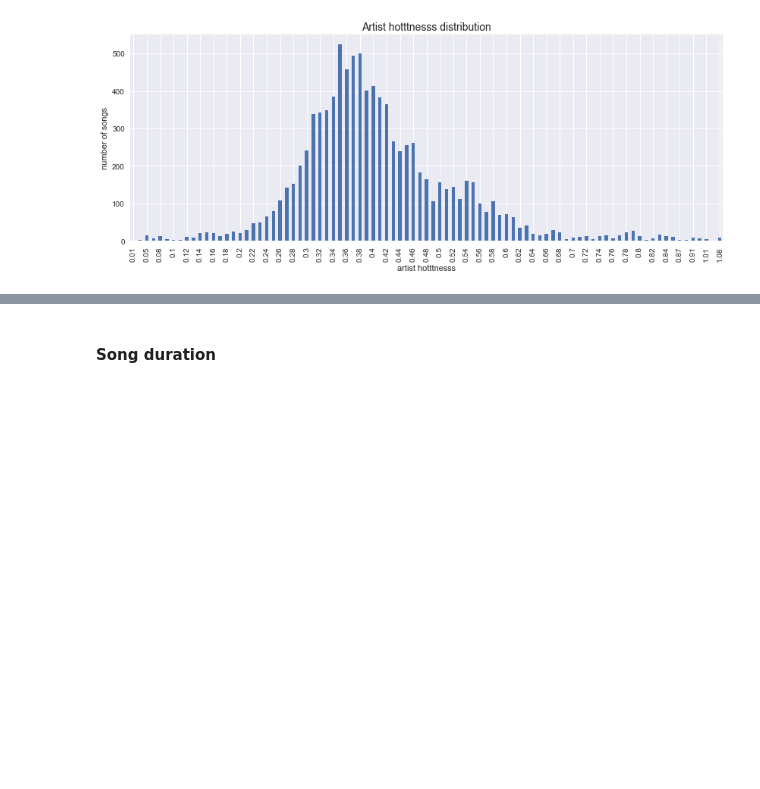
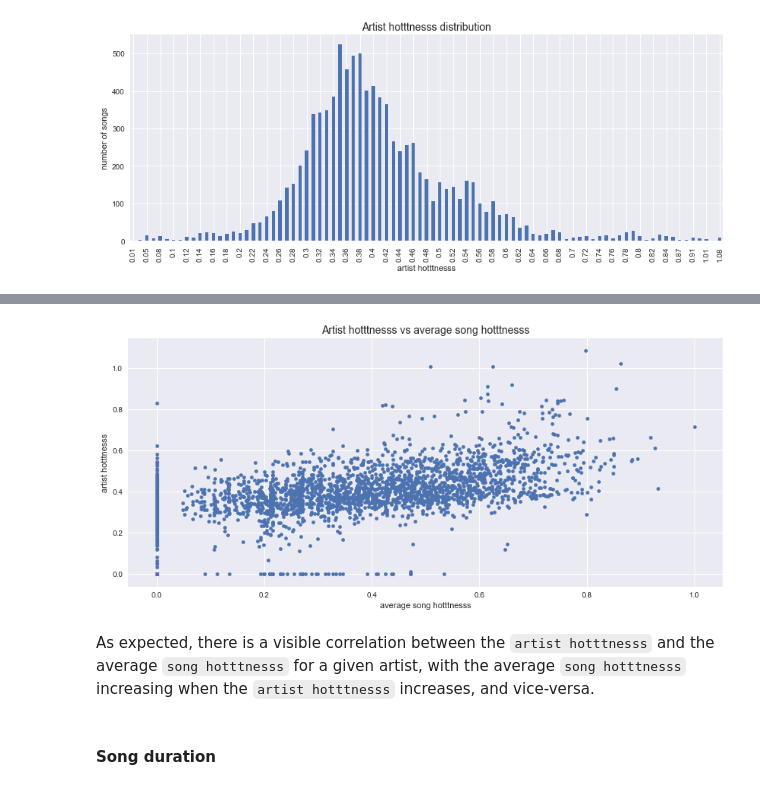
Before and after one commit to Piloumpicou/ADA-Unexpected-Match, a Jupyter notebook: project/MSD_subset.ipynb, the cells around one changed output, grey strips where cells are left out. Saved outputs shown, nothing was run; the diff lists cells and outputs as text; code cells hidden in the pictures; blank space fills up the shorter version.

```diff
--- a/project/MSD_subset.ipynb
+++ b/project/MSD_subset.ipynb
@@ -438,0 +438,6 @@ set_ticks_wtih_step(ax, 2)
+# %%
+# group by 'artist name' and take the average of the 'song hotttnesss's
+artist_song_hotttnesss_avg = data.groupby('artist name')['artist name', 'song hotttnesss'].mean()
+artist_song_hotttnesss_avg.rename(columns = {'song hotttnesss':'song hotttnesss average'}, inplace=True)
+artist_song_hotttnesss_avg.reset_index(inplace=True)
+artist_song_hotttnesss_avg.head()
@@ -438,0 +455,6 @@ set_ticks_wtih_step(ax, 2)
+# %%
+# keep the 'artist name' and the 'artist hotttnesss'
+artist_hotttnesss = data[['artist name', 'artist hotttnesss']]
+artist_hotttnesss = artist_hotttnesss.drop_duplicates()
+artist_hotttnesss.reset_index(drop=True, inplace=True)
+artist_hotttnesss.head()
@@ -438,0 +475,4 @@ set_ticks_wtih_step(ax, 2)
+# %%
+artist_hotttnesss = pd.DataFrame(artist_hotttnesss.groupby('artist name')['artist hotttnesss'].mean())
+artist_hotttnesss.reset_index(inplace=True)
+artist_hotttnesss.head()
@@ -438,0 +493,3 @@ set_ticks_wtih_step(ax, 2)
+# %%
+df = pd.merge(artist_hotttnesss , artist_song_hotttnesss_avg, on='artist name', how='outer')
+df.head()
@@ -439,3 +503,12 @@ set_ticks_wtih_step(ax, 2)
+# %%
+ax = df.plot(kind='scatter', x='song hotttnesss average', y='artist hotttnesss', figsize=(14, 6));
+ax.set_title('Artist hotttnesss vs average song hotttnesss', fontsize=14)
+ax.set_xlabel('average song hotttnesss')
+ax.set_ylabel('artist hotttnesss');
+# %% [output]
+[figure, added]
+# %% [markdown]
+As expected, there is a visible correlation between the `artist hotttnesss` and the average `song hotttnesss` for a given artist, with the average `song hotttnesss` increasing when the `artist hotttnesss` increases, and vice-versa.
 # %% [markdown]
 #### Song duration
 # %%
```
Also changed, not shown: parts of 24 cells of this notebook.
